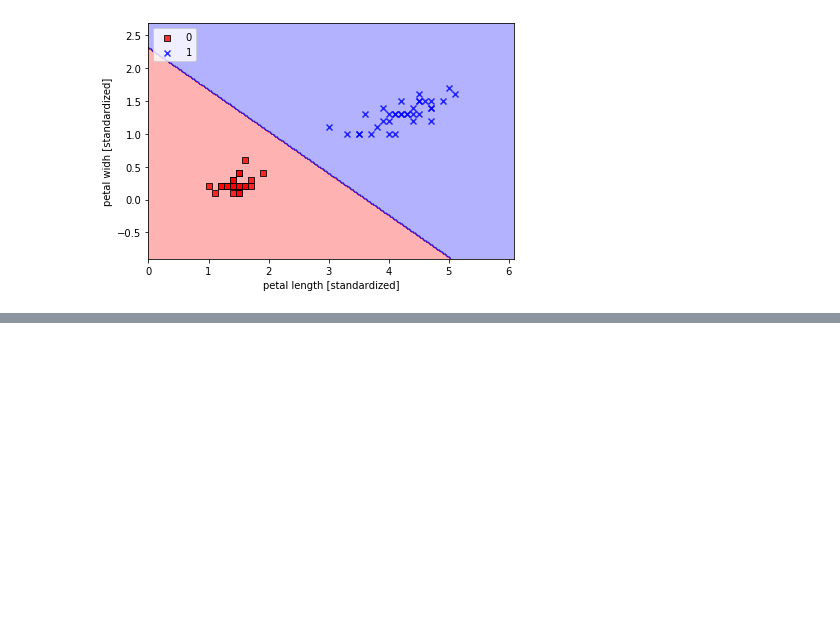
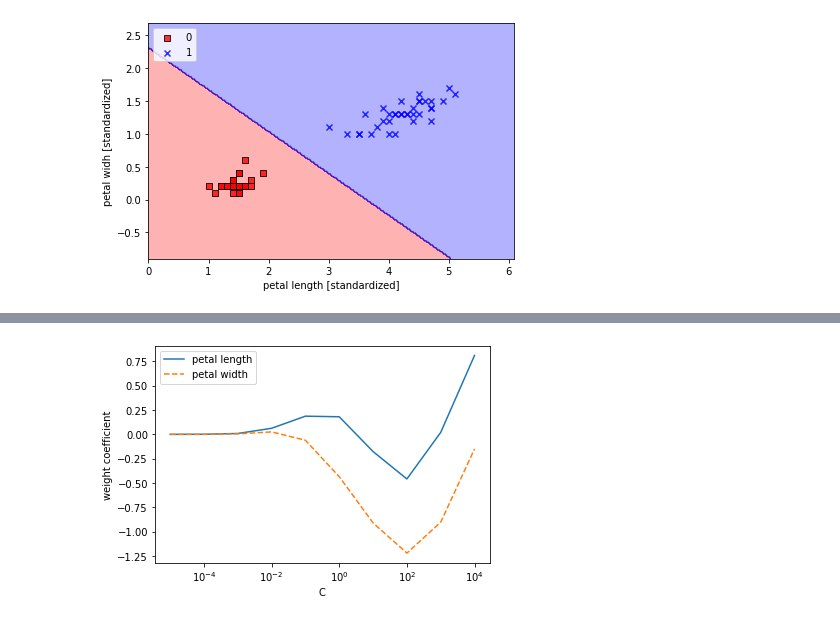
Before and after one commit to ktn0/til, a Jupyter notebook: PythonMachineLearning/chapter3.ipynb, the cells around one changed output, grey strips where cells are left out. Saved outputs shown, nothing was run; the diff lists cells and outputs as text; code cells hidden in the pictures; blank space fills up the shorter version.

```diff
--- a/PythonMachineLearning/chapter3.ipynb
+++ b/PythonMachineLearning/chapter3.ipynb
@@ -269,0 +357,23 @@ plt.show()
+# %%
+#make empty lists of weights and parameters
+weights, params = [], []
+
+for c in range(-5, 5):
+    lr = LogisticRegression(C=10.**c, random_state=1234)
+    lr.fit(X_train_std, y_train)
+    weights.append(lr.coef_[1])
+    params.append(10.**c)
+
+# transform weights into NumPy array
+weights = np.array(weights)
+# graph of inverse regularization params vs. weights
+plt.plot(params, weights[:, 0], label='petal length')
+plt.plot(params, weights[:, 1], linestyle='--', label='petal width')
+plt.xlabel('C')
+plt.ylabel('weight coefficient')
+plt.legend(loc='upper left')
+# log scale
+plt.xscale('log')
+plt.show()
+# %% [output]
+[figure, added]
```
Also changed, not shown: parts of 16 cells of this notebook.
